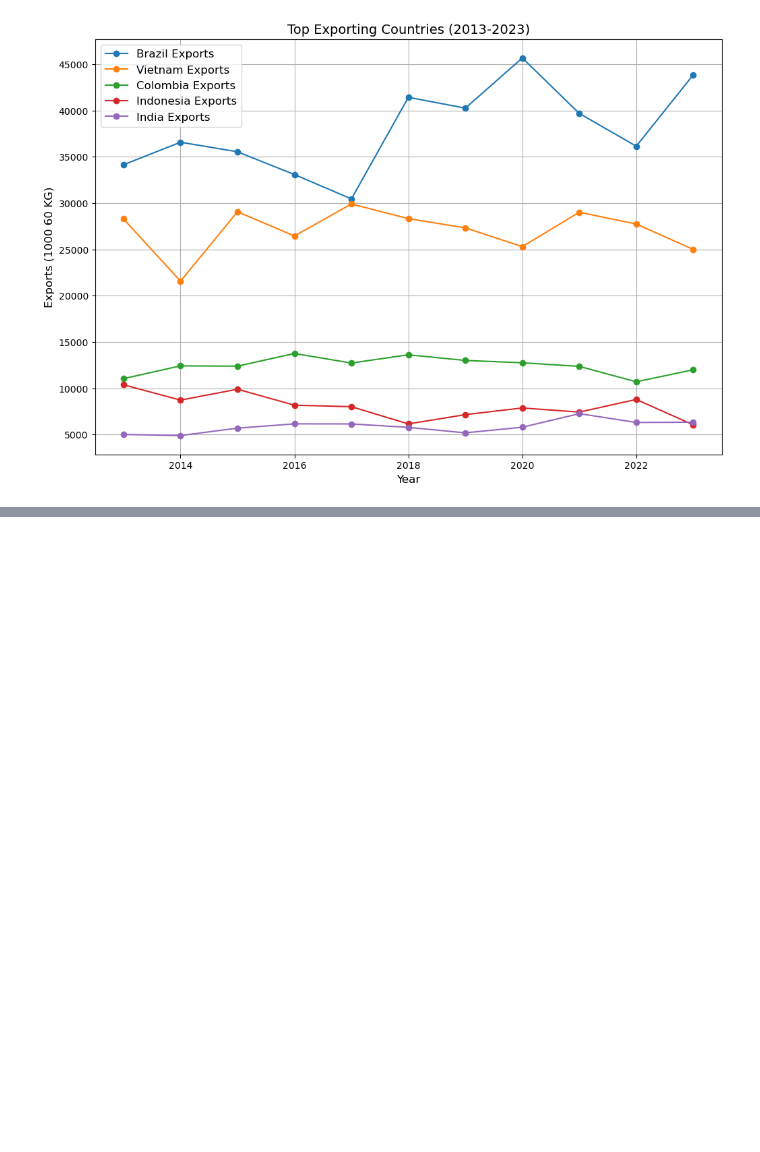
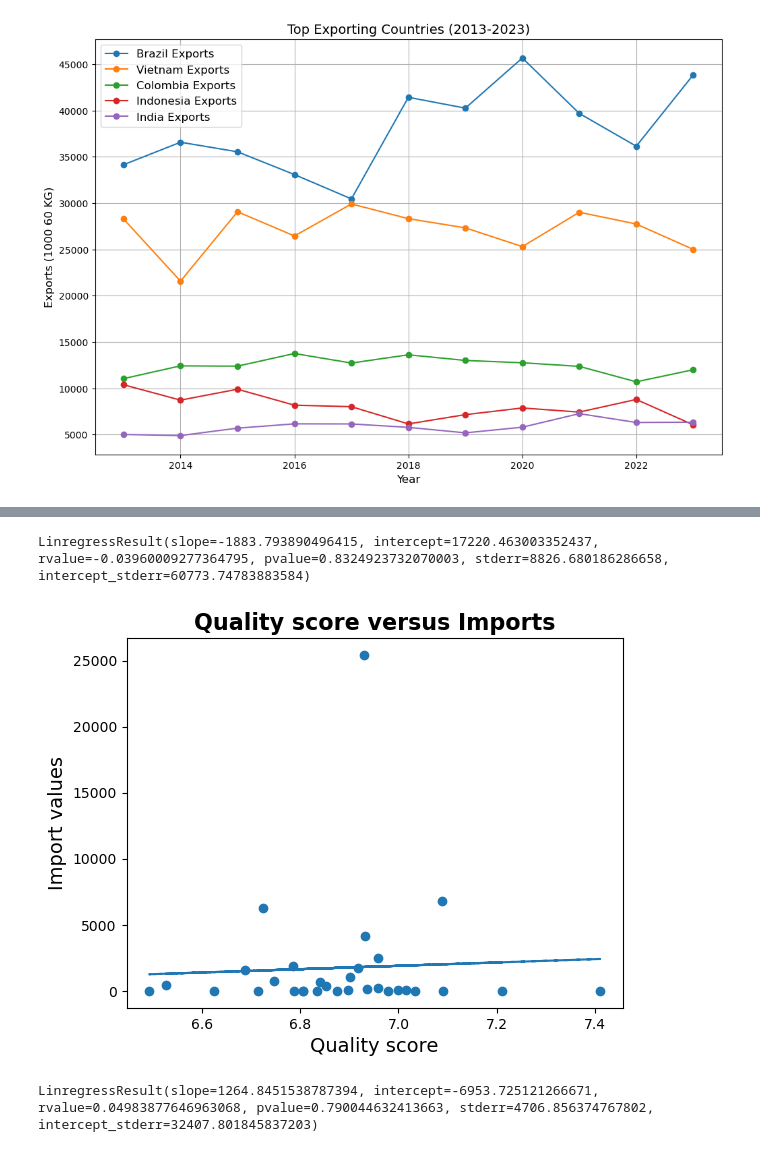
Before and after one commit to coopachupa/Project-3-, a Jupyter notebook: Nurmaa (NKD)/Cleaning and analysis.ipynb, the cells around one changed output, grey strips where cells are left out. Drawn from its saved outputs; the diff is of its cells as text; code cells hidden in the pictures; blank space fills up the shorter version.

```diff
--- a/Nurmaa (NKD)/Cleaning and analysis.ipynb
+++ b/Nurmaa (NKD)/Cleaning and analysis.ipynb
@@ -770,0 +807,31 @@ plt.show()
+# %%
+stats
+# %% [output]
+LinregressResult(slope=-1883.793890496415, intercept=17220.463003352437, rvalue=-0.03960009277364795, pvalue=0.8324923732070003, stderr=8826.680186286658, intercept_stderr=60773.74783883584)
+# %%
+# Perform linear regression
+stats = scipy.stats.linregress(merged_final_heatmap_df['Mean_overall'], merged_final_heatmap_df['Imports'])
+
+# Extract slope and intercept
+d_slope = stats.slope
+d_int = stats.intercept
+
+# Scatter plot
+plt.scatter(merged_final_heatmap_df['Mean_overall'], merged_final_heatmap_df['Imports'])
+plt.xlabel('Quality score', fontsize=14)
+plt.ylabel('Import values', fontsize=14)
+plt.title('Quality score versus Imports', fontsize=16, fontweight="bold")
+
+# Regression line
+d_fit = d_slope * merged_final_heatmap_df['Mean_overall'] + d_int
+plt.plot(merged_final_heatmap_df['Mean_overall'], d_fit, "--")
+
+# Show plot
+plt.show()
+# %% [output]
+[figure, added]
+# %%
+stats = scipy.stats.linregress(merged_final_heatmap_df['Mean_overall'], merged_final_heatmap_df['Imports'])
+stats
+# %% [output]
+LinregressResult(slope=1264.8451538787394, intercept=-6953.725121266671, rvalue=0.04983877646963068, pvalue=0.790044632413663, stderr=4706.856374767802, intercept_stderr=32407.801845837203)
```
Also changed, not shown: parts of 9 cells of this notebook, 1 other file.
